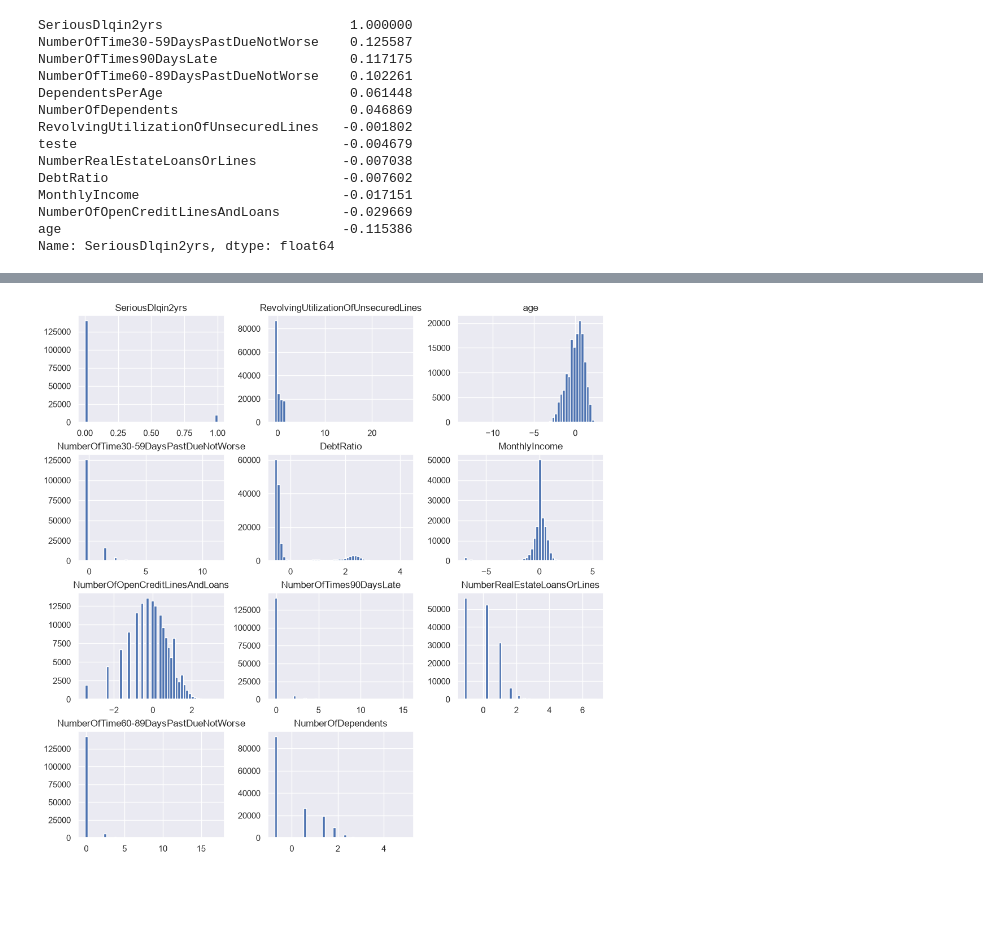
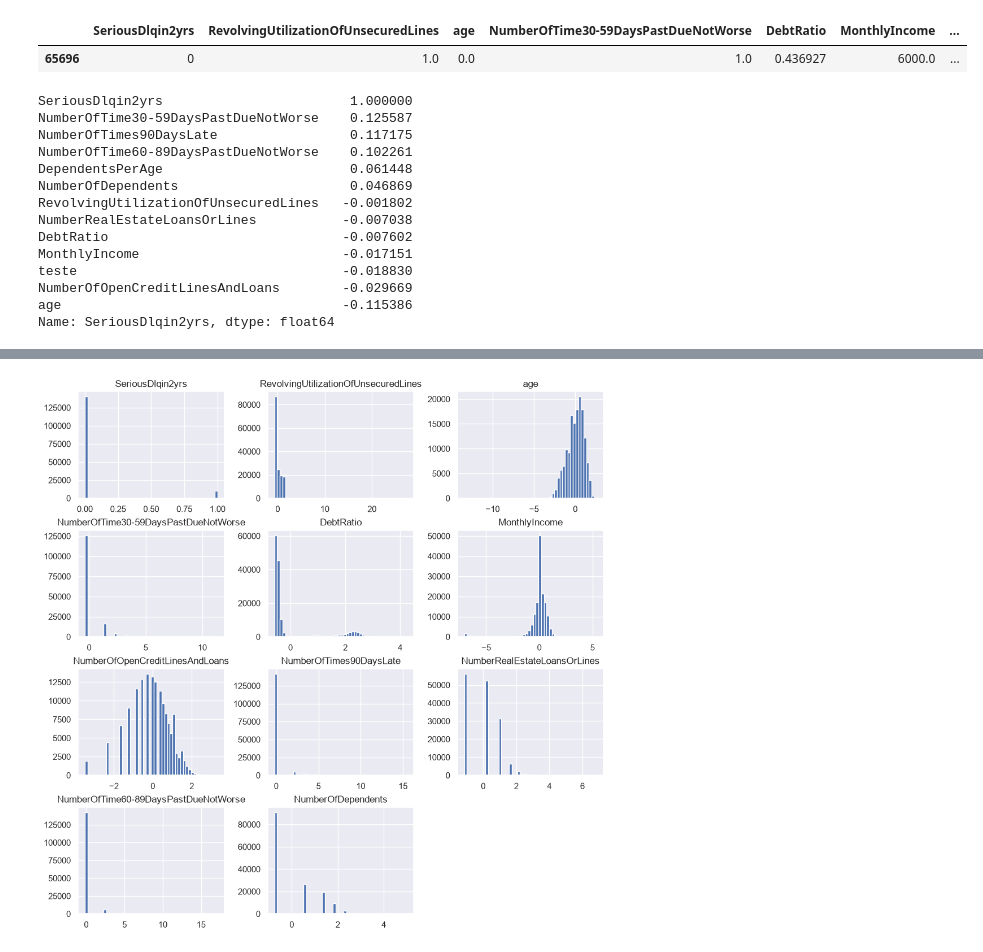
Before and after one commit to LeoDiasTrindade/good-and-bad-payers, a Jupyter notebook: notebooks/01_eda.ipynb, the cells around one changed output, grey strips where cells are left out. Cells and saved outputs as stored; diff of their text form; code cells hidden in the pictures; blank space fills up the shorter version.

```diff
--- a/notebooks/01_eda.ipynb
+++ b/notebooks/01_eda.ipynb
@@ -85,6 +166,11 @@ train_df.describe()
 | 50% | 0.000000 | 0.154181 | 52.000000 | 0.000000 | 0.366508 | 5.400000e+03 | ... |
 | 75% | 0.000000 | 0.559046 | 63.000000 | 0.000000 | 0.868254 | 7.400000e+03 | ... |
 | max | 1.000000 | 50708.000000 | 109.000000 | 98.000000 | 329664.000000 | 3.008750e+06 | ... |
+# %%
+train_df.query('age == 0')
+# %% [output]
+|  | SeriousDlqin2yrs | RevolvingUtilizationOfUnsecuredLines | age | NumberOfTime30-59DaysPastDueNotWorse | DebtRatio | MonthlyIncome | ... |
+| 65696 | 0 | 1.0 | 0.0 | 1.0 | 0.436927 | 6000.0 | ... |
 # %%
 testes = train_df.copy()
 
@@ -95,7 +181,7 @@ testes = train_df.copy()
 # train_df['DebtRatioPerAge'] = train_df.loc[:, 'DebtRatio'] / train_df.loc[:, 'age']
 testes['DependentsPerAge'] = testes['NumberOfDependents'] / testes['age'] # 0.061448
 # train_df['RealEstaeLoandsPerDependents'] = train_df['NumberRealEstateLoansOrLines'] / (train_df['NumberOfDependents']+1)
-testes['teste'] = testes['NumberOfOpenCreditLinesAndLoans']*testes['DebtRatio']
+testes['teste'] = testes['NumberOfOpenCreditLinesAndLoans'] / testes['NumberRealEstateLoansOrLines']
 
 
 cor_mat = testes.corr()
@@ -108,10 +194,10 @@ NumberOfTime60-89DaysPastDueNotWorse    0.102261
 DependentsPerAge                        0.061448
 NumberOfDependents                      0.046869
 RevolvingUtilizationOfUnsecuredLines   -0.001802
-teste                                  -0.004679
 NumberRealEstateLoansOrLines           -0.007038
 DebtRatio                              -0.007602
 MonthlyIncome                          -0.017151
+teste                                  -0.018830
 NumberOfOpenCreditLinesAndLoans        -0.029669
 age                                    -0.115386
 Name: SeriousDlqin2yrs, dtype: float64
```
Also changed, not shown: parts of 19 cells of this notebook.
